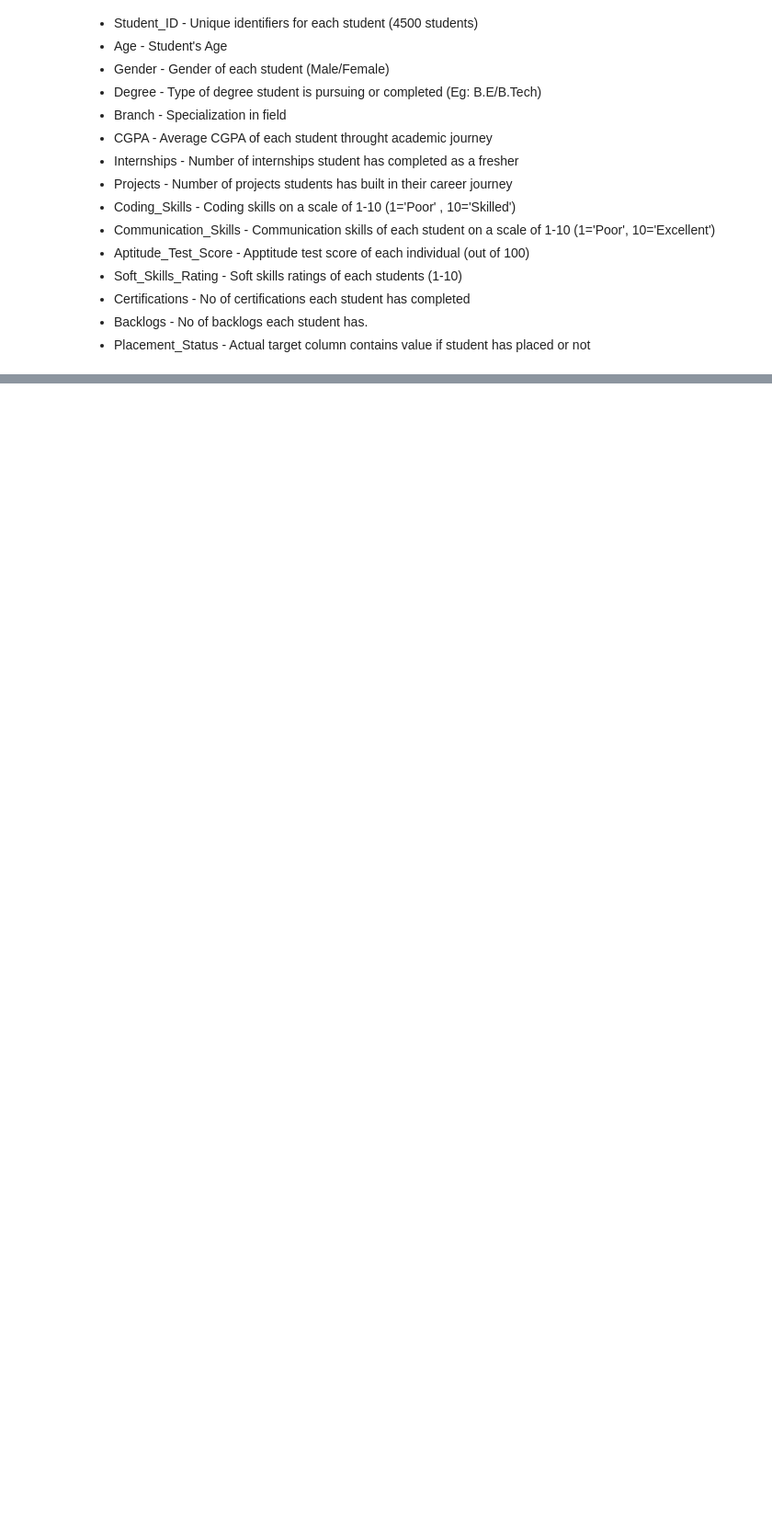
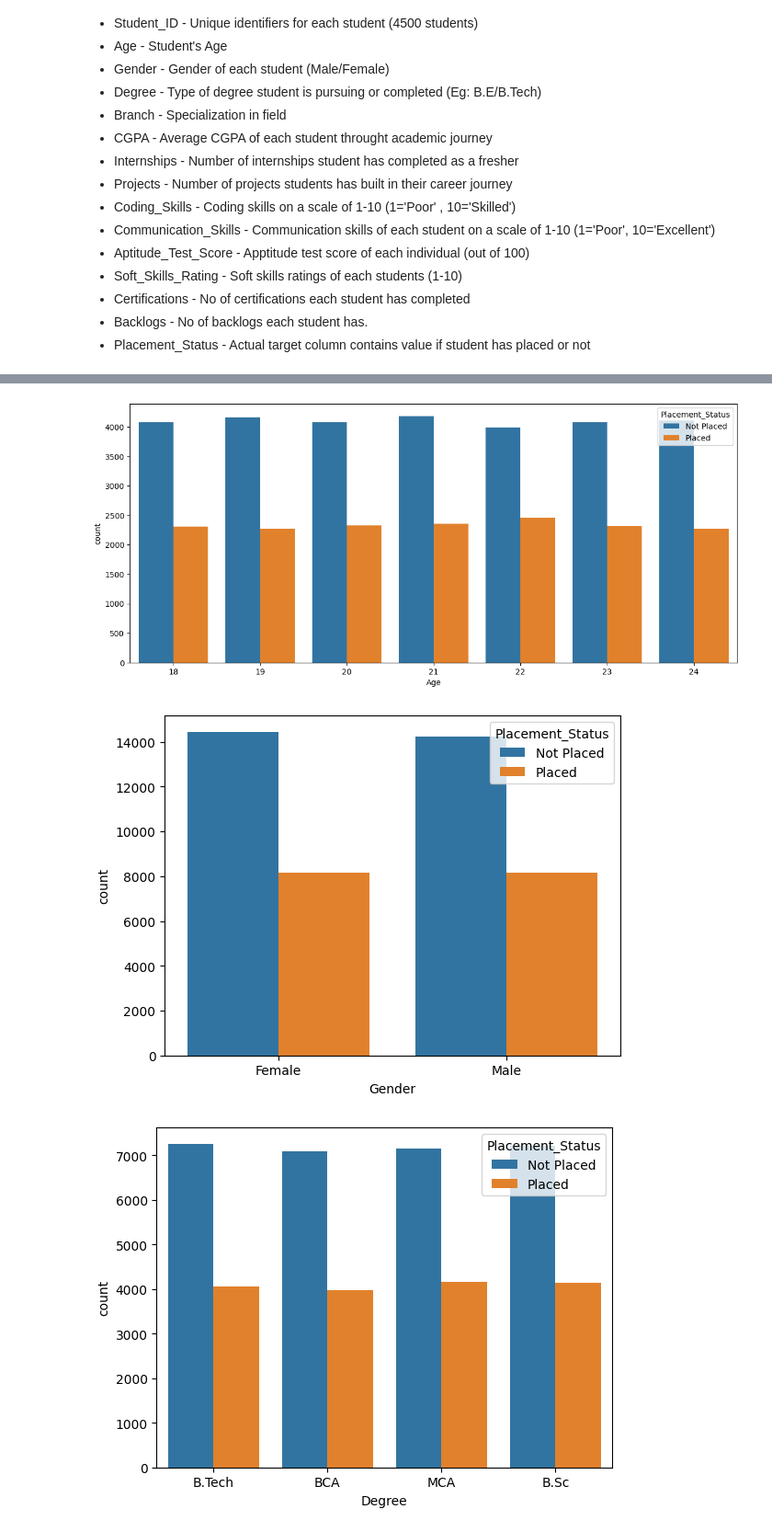
Before and after one commit to aditya-3645/Student_placement_status_ML, a Jupyter notebook: analysis.ipynb, the cells around one changed output, grey strips where cells are left out. Shown at 92% size. Saved outputs shown, nothing was run; the diff lists cells and outputs as text; code cells hidden in the pictures; blank space fills up the shorter version.

```diff
--- a/analysis.ipynb
+++ b/analysis.ipynb
@@ -148,0 +186,14 @@ array(['Student_ID', 'Age', 'Gender', 'Degree', 'Branch',
+# %%
+Cat_features=df.columns.drop(['CGPA', 'Internships', 'Projects', 'Coding_Skills',
+       'Communication_Skills', 'Aptitude_Test_Score', 'Soft_Skills_Rating',
+       'Certifications', 'Backlogs','Student_ID'])
+# %%
+plt.figure(figsize=(14,6))
+for i in range(0, len(Cat_features)):
+  # plt.subplot(2,2,i+1)
+  sns.countplot(x=df[Cat_features[i]],hue=df['Placement_Status'])
+  plt.show()
+# %% [output]
+[figure, added]
+[figure, added]
+[figure, added]
```
Also changed, not shown: parts of 22 cells of this notebook.
